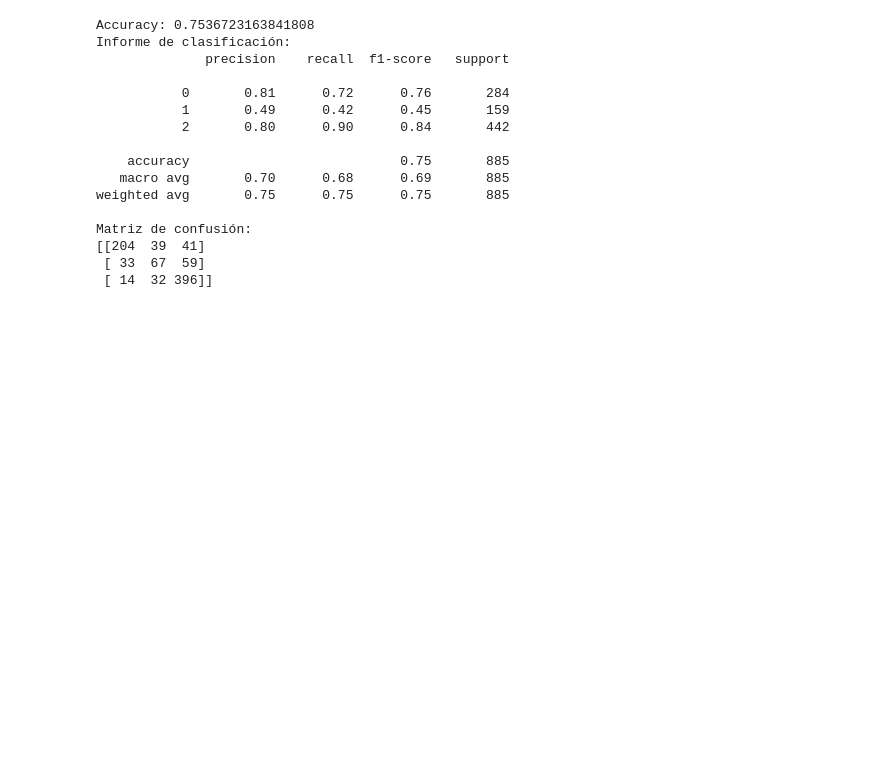
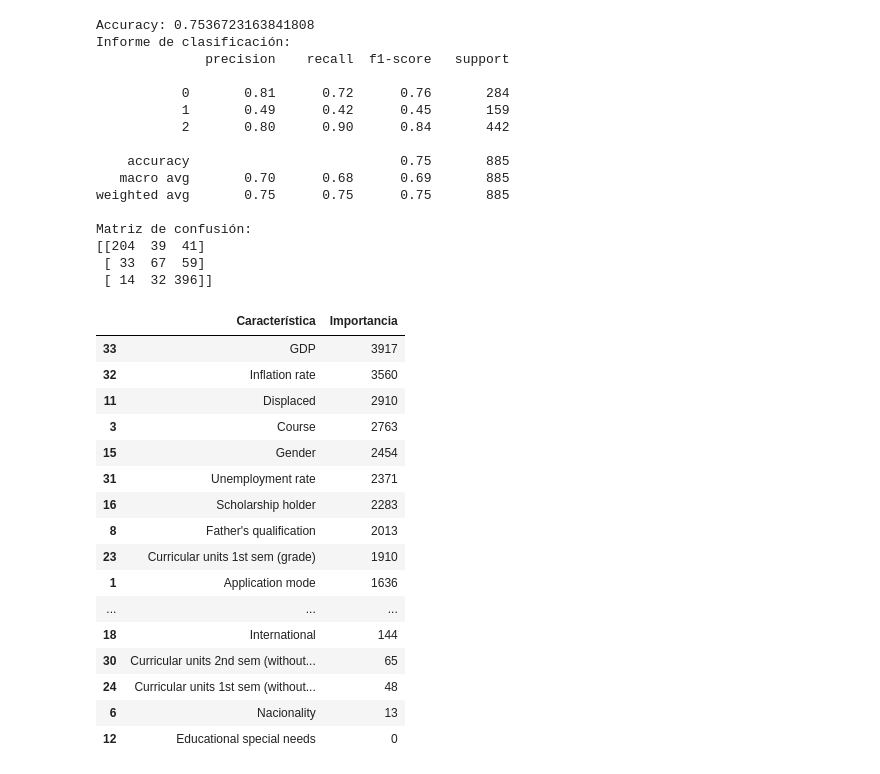
Before and after one commit to Saul-Ochoa/MachineLearning, a Jupyter notebook: Classification/Predict students' dropout and academic success/Predict Students.ipynb, the cells around one changed output. Cells and saved outputs as stored; diff of their text form; code cells hidden in the pictures; blank space fills up the shorter version.

```diff
--- a/Classification/Predict students' dropout and academic success/Predict Students.ipynb
+++ b/Classification/Predict students' dropout and academic success/Predict Students.ipynb
@@ -286,15 +271,15 @@ Time to run AutoViz = 67 seconds
 
  ###################### AUTO VISUALIZATION Completed ########################
 # %%
-df=df.drop_duplicates()
-df.shape
+df_new=df.drop_duplicates()
+df_new.shape
 # %% [output]
 (4424, 35)
 # %% [markdown]
 ## **Model Building Training Clasification**
 # %%
-y=df['Target']
-X=df.drop(['Target'],axis=1)
+y=df_new['Target']
+X=df_new.drop(['Target'],axis=1)
 
 # Preparar los datos
 X_train, X_test, y_train, y_test = train_test_split(X, y, test_size=0.2, random_state=42, stratify=y)
@@ -343,18 +346,28 @@ Matriz de confusión:
 # %%
 # Obtener la importancia de las características
 feature_importance = model.feature_importance()
 
 # Crear un DataFrame con la importancia de las características
 feature_importance_df = pd.DataFrame({'Característica': X.columns, 'Importancia': feature_importance})
 
 # Ordenar el DataFrame por importancia
 feature_importance_df = feature_importance_df.sort_values(by='Importancia', ascending=False)
-
-# Graficar la importancia de las características
-plt.figure(figsize=(10, 6))
-sns.barplot(x='Característica', y='Importancia', data=feature_importance_df.head(10))
-plt.title('Importancia de las características')
-plt.xlabel('Característica')
-plt.ylabel('Importancia')
-plt.xticks(rotation=90)
-plt.show()
+feature_importance_df
+# %% [output]
+|  | Característica | Importancia |
+| 33 | GDP | 3917 |
+| 32 | Inflation rate | 3560 |
+| 11 | Displaced | 2910 |
+| 3 | Course | 2763 |
+| 15 | Gender | 2454 |
+| 31 | Unemployment rate | 2371 |
+| 16 | Scholarship holder | 2283 |
+| 8 | Father's qualification | 2013 |
+| 23 | Curricular units 1st sem (grade) | 1910 |
+| 1 | Application mode | 1636 |
+| ... | ... | ... |
+| 18 | International | 144 |
+| 30 | Curricular units 2nd sem (without... | 65 |
+| 24 | Curricular units 1st sem (without... | 48 |
+| 6 | Nacionality | 13 |
+| 12 | Educational special needs | 0 |
```
Also changed, not shown: parts of 14 cells of this notebook.
